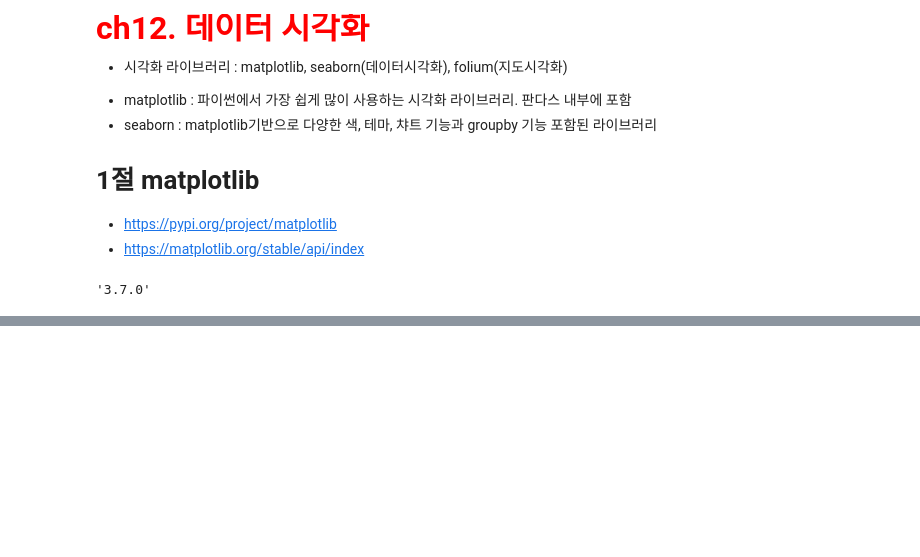
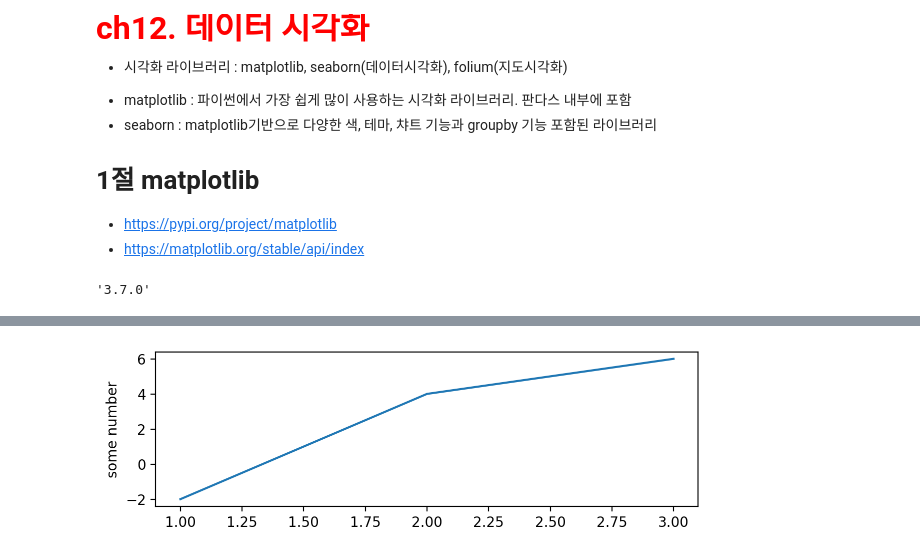
Before and after one commit to comlec/ai_x, a Jupyter notebook: source/01_python/ch12_데이터시각화_1matplotlib.ipynb, the cells around one changed output, grey strips where cells are left out. Drawn from its saved outputs; the diff is of its cells as text; code cells hidden in the pictures; blank space fills up the shorter version.

```diff
--- a/source/01_python/ch12_데이터시각화_1matplotlib.ipynb
+++ b/source/01_python/ch12_데이터시각화_1matplotlib.ipynb
@@ -33,0 +50,9 @@ matplotlib.__version__
+# %%
+x = [1, 2, 3] # 1)데이터 준비
+y = [-2, 4, 6]
+plt.figure(figsize=(7, 2)) # 2) 그래프 객체 생성
+plt.plot(x, y) # 3)그래프 함수
+plt.ylabel('some number') # 4)커스터마이징
+plt.show() # 5)그래프 화면 출력 cf)plt.savefig('파일명.jpg')
+# %% [output]
+[figure, added]
```
Also changed, not shown: parts of 4 cells of this notebook.
